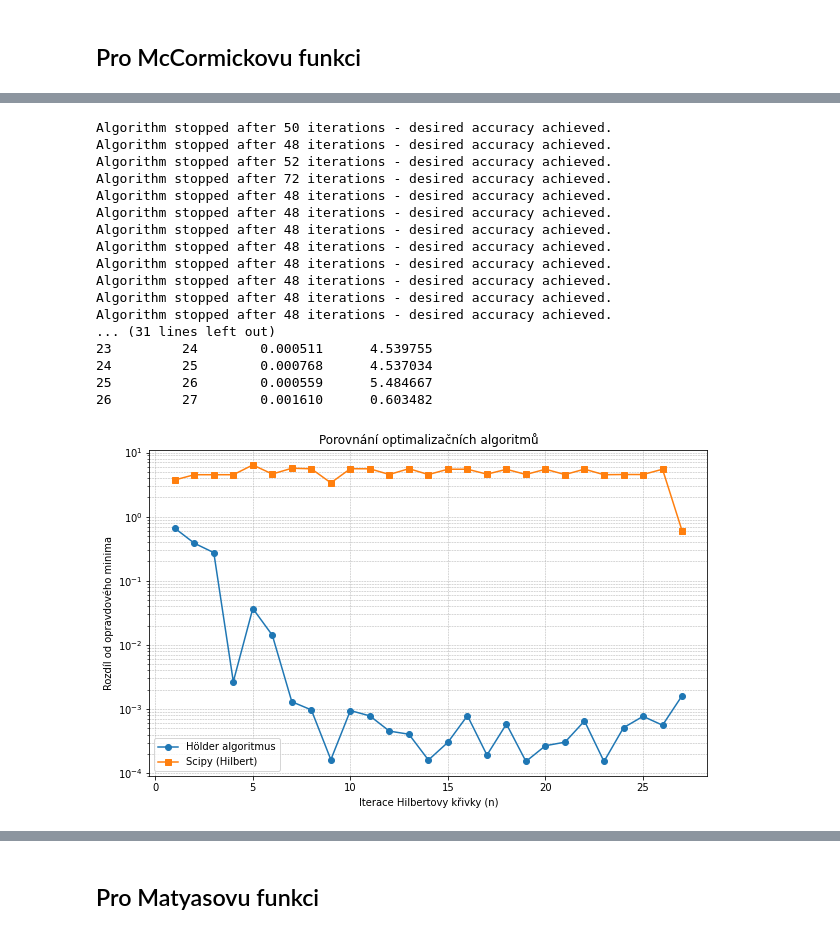
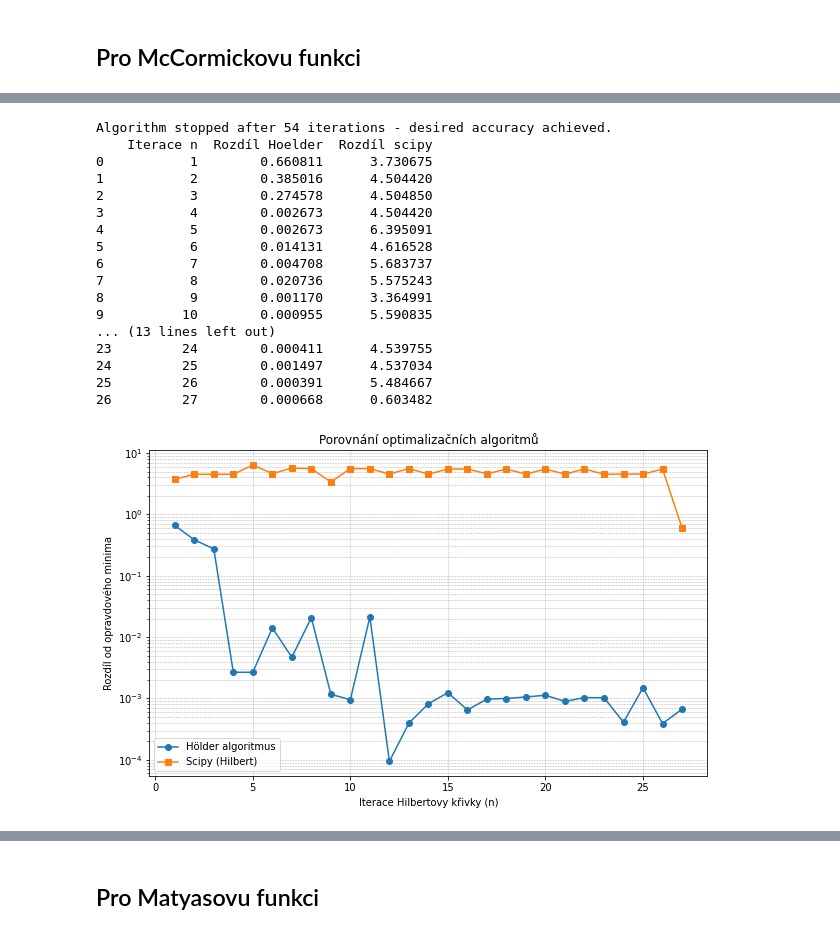
Before and after one commit to NIE0087/BP---prostor-vyplnujici-krivky, a Jupyter notebook: example2D.ipynb, the cells around one changed output, grey strips where cells are left out. Drawn from its saved outputs; the diff is of its cells as text; code cells hidden in the pictures.

```diff
--- a/example2D.ipynb
+++ b/example2D.ipynb
@@ -248,31 +241,31 @@ h2d.compare_holder_variants(r=4.1, eps=0.00001, max_iter=250, N_vals=[1,2,3,4,5,
 # %%
 I=2
 H = -1
 r = 4.1
-eps = 1e-3
+eps = 1e-4
 N_vals = [1,2,3,4,5,6,7,8,9,10,11,12,13,14,15,16,17,18,19,20,21,22,23,24,25,26,27]
 max_iter = 250
 
 df = h2d.compare_algorithms(H, I,r, eps, max_iter,N_vals,x_min2,x_max2,y_min2,y_max2,1,true_min2)
 # %% [output]
-Algorithm stopped after 50 iterations - desired accuracy achieved.
-Algorithm stopped after 48 iterations - desired accuracy achieved.
-Algorithm stopped after 52 iterations - desired accuracy achieved.
-Algorithm stopped after 72 iterations - desired accuracy achieved.
-Algorithm stopped after 48 iterations - desired accuracy achieved.
-Algorithm stopped after 48 iterations - desired accuracy achieved.
-Algorithm stopped after 48 iterations - desired accuracy achieved.
-Algorithm stopped after 48 iterations - desired accuracy achieved.
-Algorithm stopped after 48 iterations - desired accuracy achieved.
-Algorithm stopped after 48 iterations - desired accuracy achieved.
-Algorithm stopped after 48 iterations - desired accuracy achieved.
-Algorithm stopped after 48 iterations - desired accuracy achieved.
-... (31 lines left out)
-23         24        0.000511      4.539755
-24         25        0.000768      4.537034
-25         26        0.000559      5.484667
-26         27        0.001610      0.603482
+Algorithm stopped after 54 iterations - desired accuracy achieved.
+    Iterace n  Rozdíl Hoelder  Rozdíl scipy
+0           1        0.660811      3.730675
+1           2        0.385016      4.504420
+2           3        0.274578      4.504850
+3           4        0.002673      4.504420
+4           5        0.002673      6.395091
+5           6        0.014131      4.616528
+6           7        0.004708      5.683737
+7           8        0.020736      5.575243
+8           9        0.001170      3.364991
+9          10        0.000955      5.590835
+... (13 lines left out)
+23         24        0.000411      4.539755
+24         25        0.001497      4.537034
+25         26        0.000391      5.484667
+26         27        0.000668      0.603482
-[figure, old version]
+[figure, new version]
 # %%
 results, df = h2d.compare_iterations_by_curve_order(
     n_values=[7, 10,12,13,15,16,17,18,20,21],
```
Also changed, not shown: parts of 16 cells of this notebook, 1 other file.
